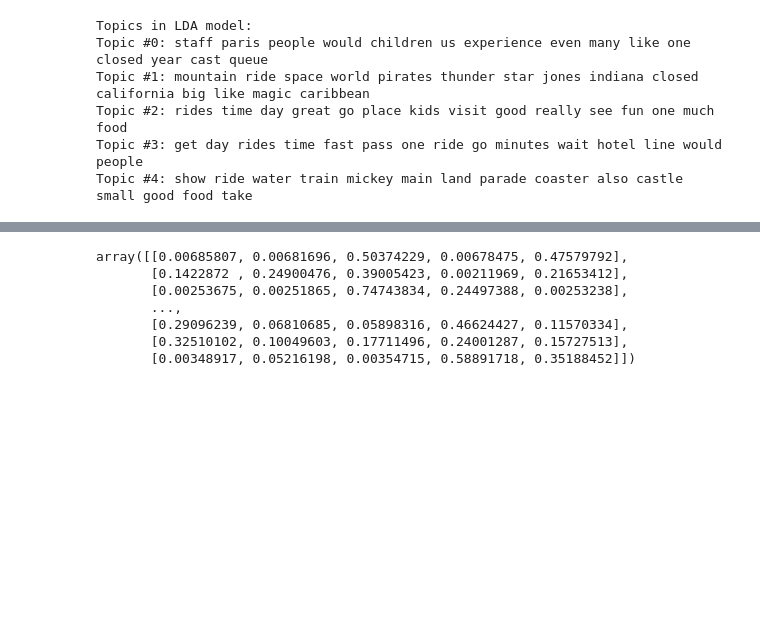
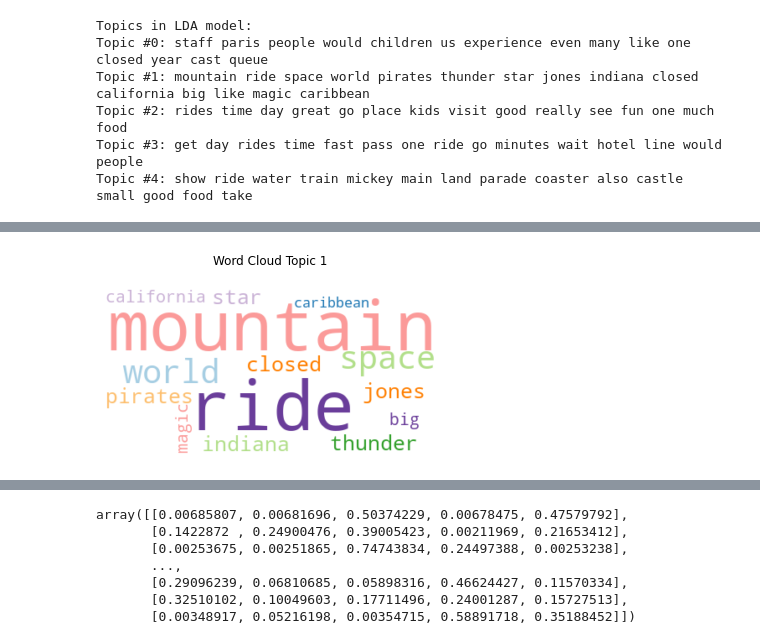
Before and after one commit to JDRitenour/AIT664, a Jupyter notebook: AIT664_projectCode.ipynb, the cells around one changed output, grey strips where cells are left out. Cells and saved outputs as stored; diff of their text form; code cells hidden in the pictures; blank space fills up the shorter version.

```diff
--- a/AIT664_projectCode.ipynb
+++ b/AIT664_projectCode.ipynb
@@ -375,0 +393,10 @@ Topic #4: show ride water train mickey main land parade coaster also castle smal
+# %%
+#create word cloud for topic 1
+plt = reload(plt)
+wordcloud = WordCloud(background_color='white', colormap='Paired').generate('mountain ride space world pirates thunder star jones indiana closed california big like magic caribbean')
+plt.imshow(wordcloud, interpolation = 'bilinear')
+plt.axis('off')
+plt.title('Word Cloud Topic 1', pad = 25)
+plt.show()
+# %% [output]
+[figure, added]
```
Also changed, not shown: parts of 161 cells of this notebook.
